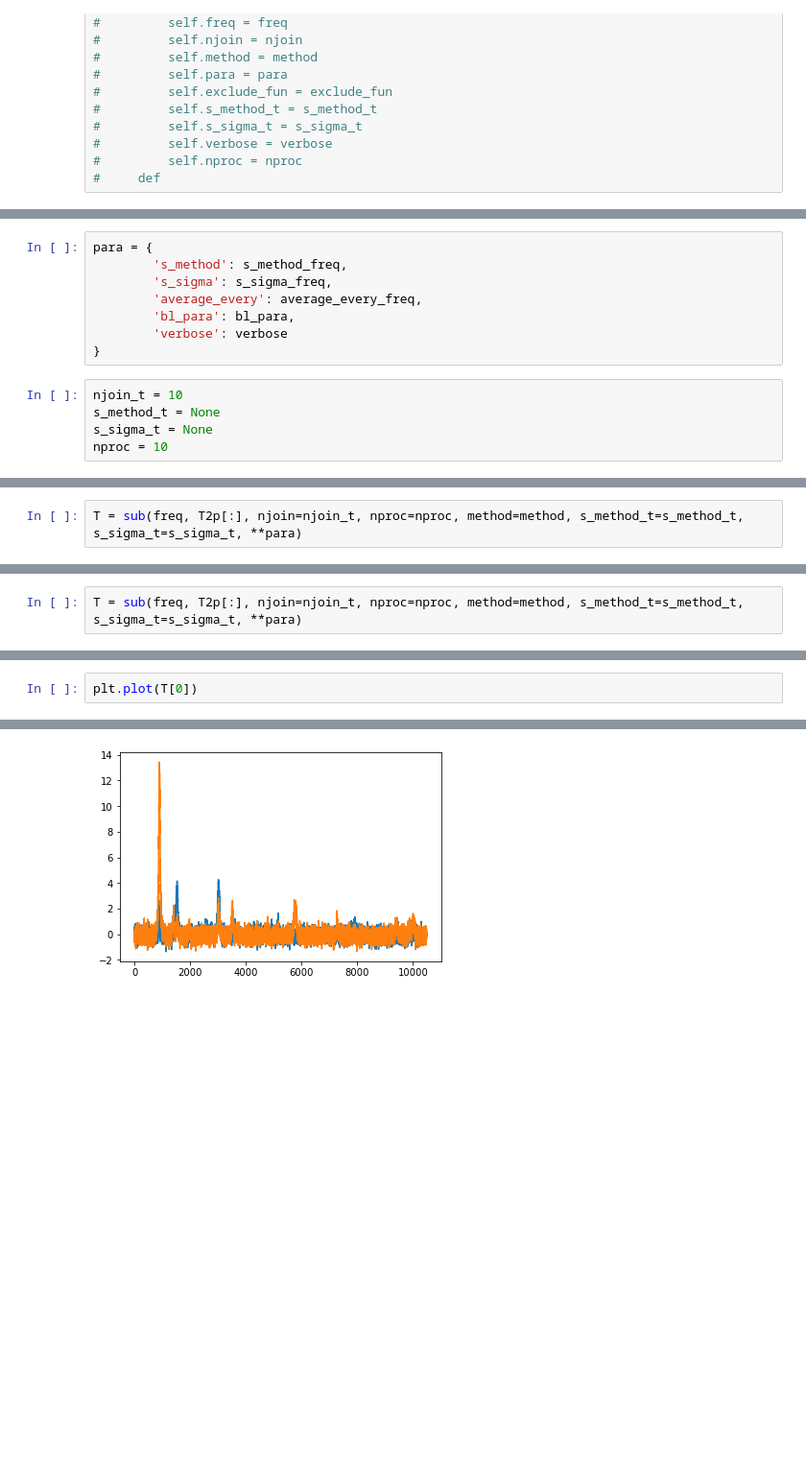
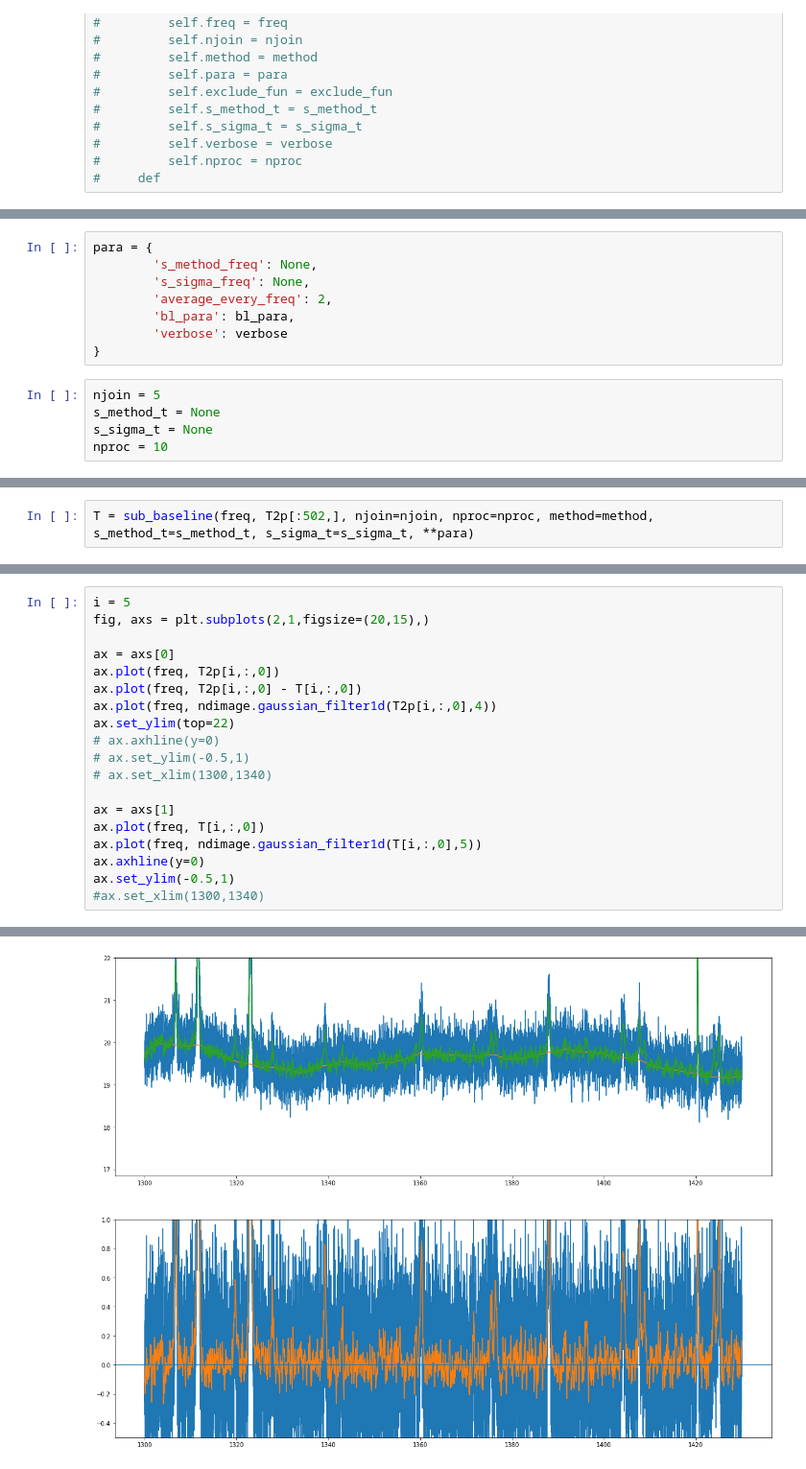
Before and after one commit to jyingjie/hifast, a Jupyter notebook: nbs/01_baseline.ipynb, the cells around one changed output, grey strips where cells are left out. Shown at 96% size. Drawn from its saved outputs; the diff is of its cells as text; blank space fills up the shorter version.

Commit message:
baseline

```diff
--- a/nbs/01_baseline.ipynb
+++ b/nbs/01_baseline.ipynb
@@ -756,13 +813,13 @@ verbose = True
 # %%
 para = {
-        's_method': s_method_freq,
-        's_sigma': s_sigma_freq,
-        'average_every': average_every_freq,
+        's_method_freq': None,
+        's_sigma_freq': None,
+        'average_every_freq': 2,
         'bl_para': bl_para,
         'verbose': verbose
 }
 # %%
-njoin_t = 10
+njoin = 5
 s_method_t = None
 s_sigma_t = None
 nproc = 10
@@ -771,2 +826,2 @@ s_method_t
 # %%
-T = sub(freq, T2p[:], njoin=njoin_t, nproc=nproc, method=method, s_method_t=s_method_t, s_sigma_t=s_sigma_t, **para)
+T = sub_baseline(freq, T2p[:502,], njoin=njoin, nproc=nproc, method=method, s_method_t=s_method_t, s_sigma_t=s_sigma_t, **para)
@@ -773,2 +830,0 @@ T = sub(freq, T2p[:], njoin=njoin_t, nproc=nproc, method=method, s_method_t=s_me
-# %%
-T = sub(freq, T2p[:], njoin=njoin_t, nproc=nproc, method=method, s_method_t=s_method_t, s_sigma_t=s_sigma_t, **para)
@@ -775,3 +839,20 @@ T = sub(freq, T2p[:], njoin=njoin_t, nproc=nproc, method=method, s_method_t=s_me
 # %%
-plt.plot(T[0])
+i = 5
+fig, axs = plt.subplots(2,1,figsize=(20,15),)
+
+ax = axs[0]
+ax.plot(freq, T2p[i,:,0])
+ax.plot(freq, T2p[i,:,0] - T[i,:,0])
+ax.plot(freq, ndimage.gaussian_filter1d(T2p[i,:,0],4))
+ax.set_ylim(top=22)
+# ax.axhline(y=0)
+# ax.set_ylim(-0.5,1)
+# ax.set_xlim(1300,1340)
+
+ax = axs[1]
+ax.plot(freq, T[i,:,0])
+ax.plot(freq, ndimage.gaussian_filter1d(T[i,:,0],5))
+ax.axhline(y=0)
+ax.set_ylim(-0.5,1)
+#ax.set_xlim(1300,1340)
 # %% [output]
@@ -780 +860 @@ plt.plot(T[0])
-[figure, old version]
+[figure, new version]
```
Also changed, not shown: parts of 19 cells of this notebook, 3 other files.
